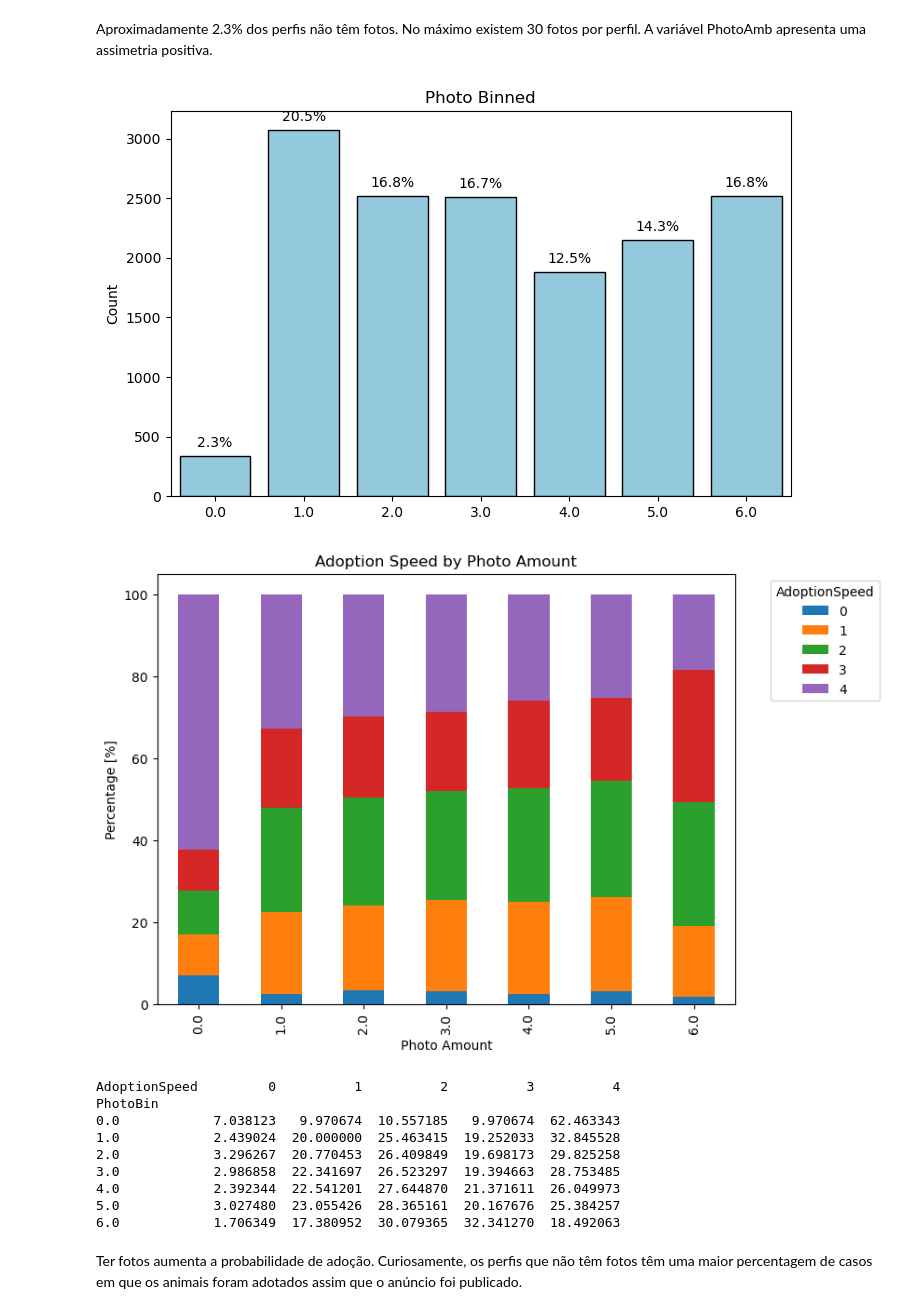
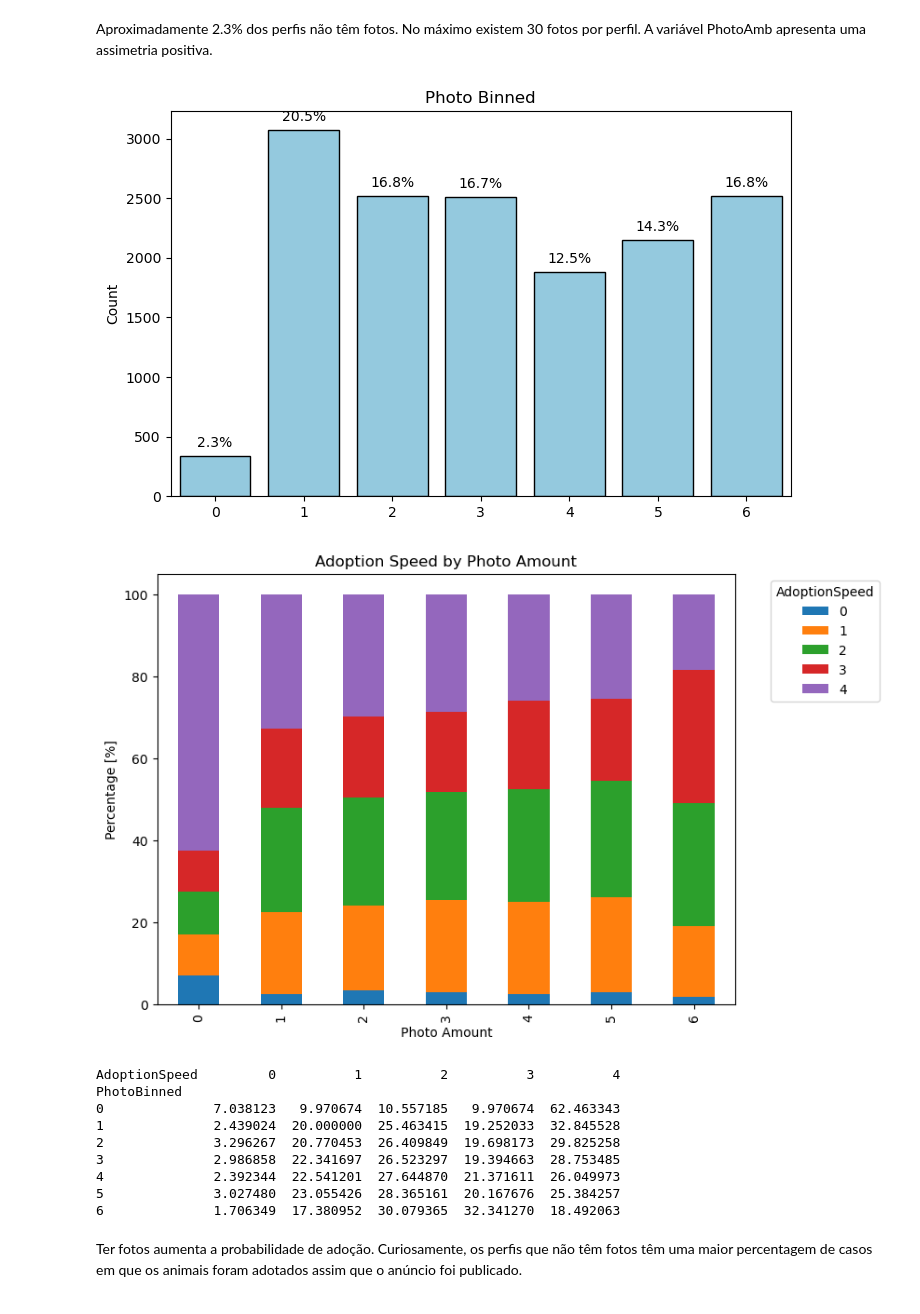
Before and after one commit to BolachinhaAmericana/MSc-MachineLearning, a Jupyter notebook: AA_202425_Project_ASM_V2.ipynb, the cells around one changed output. Drawn from its saved outputs; the diff is of its cells as text; code cells hidden in the pictures.

```diff
--- a/AA_202425_Project_ASM_V2.ipynb
+++ b/AA_202425_Project_ASM_V2.ipynb
@@ -1059,31 +1093,32 @@ mybarplot(data = df['PhotoAmt'], title = "Photo Amount", xlab = "", ylab = "Coun
 # %% [markdown]
 Aproximadamente 2.3% dos perfis não têm fotos. No máximo existem 30 fotos por perfil. A variável PhotoAmb apresenta uma assimetria positiva.
 # %%
-df['PhotoBin'] = df['PhotoAmt']
+df['PhotoBinned'] = df['PhotoAmt']
 mask = (df['PhotoAmt'] >= 6)
-df.loc[mask, 'PhotoBin'] = 6
+df.loc[mask, 'PhotoBinned'] = 6
+df['PhotoBinned'] = df['PhotoBinned'].astype(int)
 # %%
-mybarplot(data = df['PhotoBin'], title = "Photo Binned", xlab = "", ylab = "Count")
+mybarplot(data = df['PhotoBinned'], title = "Photo Binned", xlab = "", ylab = "Count")
 # %% [output]
-[figure, old version]
+[figure, new version]
 # %%
-mycrosstab(var1 = df['PhotoBin'],
+mycrosstab(var1 = df['PhotoBinned'],
            var2 = df['AdoptionSpeed'],
            title = 'Adoption Speed by Photo Amount',
            xlab = 'Photo Amount',
            ylab = 'Percentage [%]',
            leg = 'AdoptionSpeed')
 # %% [output]
-[figure, old version]
+[figure, new version]
 AdoptionSpeed         0          1          2          3          4
-PhotoBin
-0.0            7.038123   9.970674  10.557185   9.970674  62.463343
-1.0            2.439024  20.000000  25.463415  19.252033  32.845528
-2.0            3.296267  20.770453  26.409849  19.698173  29.825258
-3.0            2.986858  22.341697  26.523297  19.394663  28.753485
-4.0            2.392344  22.541201  27.644870  21.371611  26.049973
-5.0            3.027480  23.055426  28.365161  20.167676  25.384257
-6.0            1.706349  17.380952  30.079365  32.341270  18.492063
+PhotoBinned
+0              7.038123   9.970674  10.557185   9.970674  62.463343
+1              2.439024  20.000000  25.463415  19.252033  32.845528
+2              3.296267  20.770453  26.409849  19.698173  29.825258
+3              2.986858  22.341697  26.523297  19.394663  28.753485
+4              2.392344  22.541201  27.644870  21.371611  26.049973
+5              3.027480  23.055426  28.365161  20.167676  25.384257
+6              1.706349  17.380952  30.079365  32.341270  18.492063
 # %% [markdown]
 Ter fotos aumenta a probabilidade de adoção. Curiosamente, os perfis que não têm fotos têm uma maior percentagem de casos em que os animais foram adotados assim que o anúncio foi publicado.
 # %%
```
Also changed, not shown: parts of 40 cells of this notebook.
